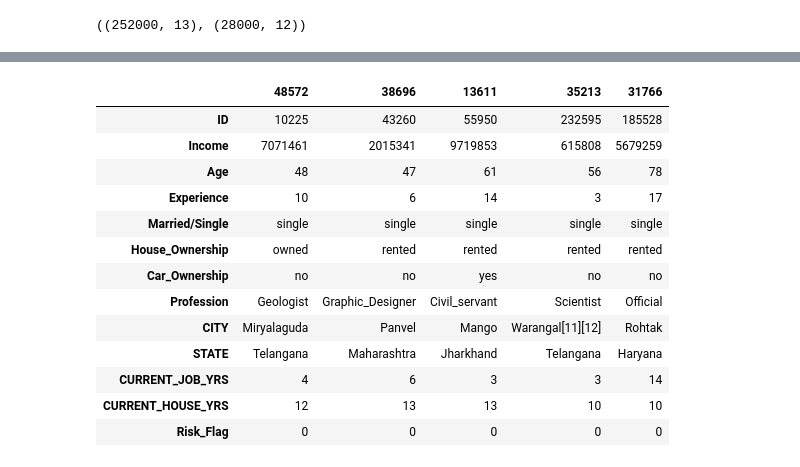
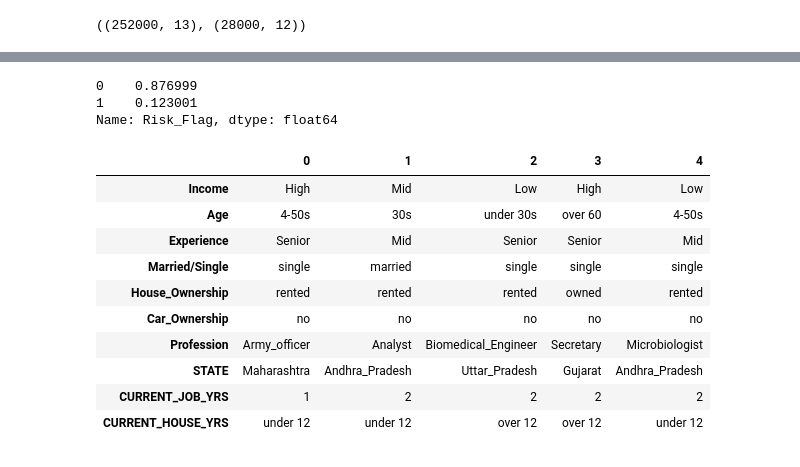
Before and after one commit to hwon-n/section2_project, a Jupyter notebook: section2_project.ipynb, the cells around one changed output, grey strips where cells are left out. Saved outputs shown, nothing was run; the diff lists cells and outputs as text; code cells hidden in the pictures.

```diff
--- a/section2_project.ipynb
+++ b/section2_project.ipynb
@@ -57,6 +69,3 @@ test = pd.read_csv('/content/drive/MyDrive/Test Data.csv')
 train.shape, test.shape
 # %% [output]
 ((252000, 13), (28000, 12))
-# %%
-train = train.sample(n = 60000, random_state = 42).reset_index(drop = True)
-train.shape
@@ -92,8 +94,8 @@ train.head().T
 # %%
-# Logistic Regression model
+# target 변수 설정 후 train, validation dataset 분할
 
 target = 'Risk_Flag'
 
-train, val = train_test_split(train, train_size = 0.8, random_state = 42)
-train.shape, val.shape
+train, val = train_test_split(train, train_size = 0.8, random_state = 2, stratify = train['Risk_Flag'])
+train.shape, val.shape, test.shape
 # %% [output]
@@ -157,17 +300,25 @@ Name: CURRENT_HOUSE_YRS, dtype: int64
+# %%
+X_train = train.drop(columns = target)
+y_train = train[target]
+X_val = val.drop(columns = target)
+y_val = val[target]
+
+y_train.value_counts(normalize = True)
+# %% [output]
+0    0.876999
+1    0.123001
+Name: Risk_Flag, dtype: float64
 # %%
-train.head().T
+X_train.head().T
 # %% [output]
-|  | 48572 | 38696 | 13611 | 35213 | 31766 |
-| ID | 10225 | 43260 | 55950 | 232595 | 185528 |
-| Income | 7071461 | 2015341 | 9719853 | 615808 | 5679259 |
-| Age | 48 | 47 | 61 | 56 | 78 |
-| Experience | 10 | 6 | 14 | 3 | 17 |
-| Married/Single | single | single | single | single | single |
-| House_Ownership | owned | rented | rented | rented | rented |
-| Car_Ownership | no | no | yes | no | no |
-| Profession | Geologist | Graphic_Designer | Civil_servant | Scientist | Official |
-| CITY | Miryalaguda | Panvel | Mango | Warangal[11][12] | Rohtak |
-| STATE | Telangana | Maharashtra | Jharkhand | Telangana | Haryana |
-| CURRENT_JOB_YRS | 4 | 6 | 3 | 3 | 14 |
-| CURRENT_HOUSE_YRS | 12 | 13 | 13 | 10 | 10 |
-| Risk_Flag | 0 | 0 | 0 | 0 | 0 |
+|  | 0 | 1 | 2 | 3 | 4 |
+| Income | High | Mid | Low | High | Low |
+| Age | 4-50s | 30s | under 30s | over 60 | 4-50s |
+| Experience | Senior | Mid | Senior | Senior | Mid |
+| Married/Single | single | married | single | single | single |
+| House_Ownership | rented | rented | rented | owned | rented |
+| Car_Ownership | no | no | no | no | no |
+| Profession | Army_officer | Analyst | Biomedical_Engineer | Secretary | Microbiologist |
+| STATE | Maharashtra | Andhra_Pradesh | Uttar_Pradesh | Gujarat | Andhra_Pradesh |
+| CURRENT_JOB_YRS | 1 | 2 | 2 | 2 | 2 |
+| CURRENT_HOUSE_YRS | under 12 | under 12 | over 12 | over 12 | under 12 |
```
Also changed, not shown: parts of 25 cells of this notebook.
